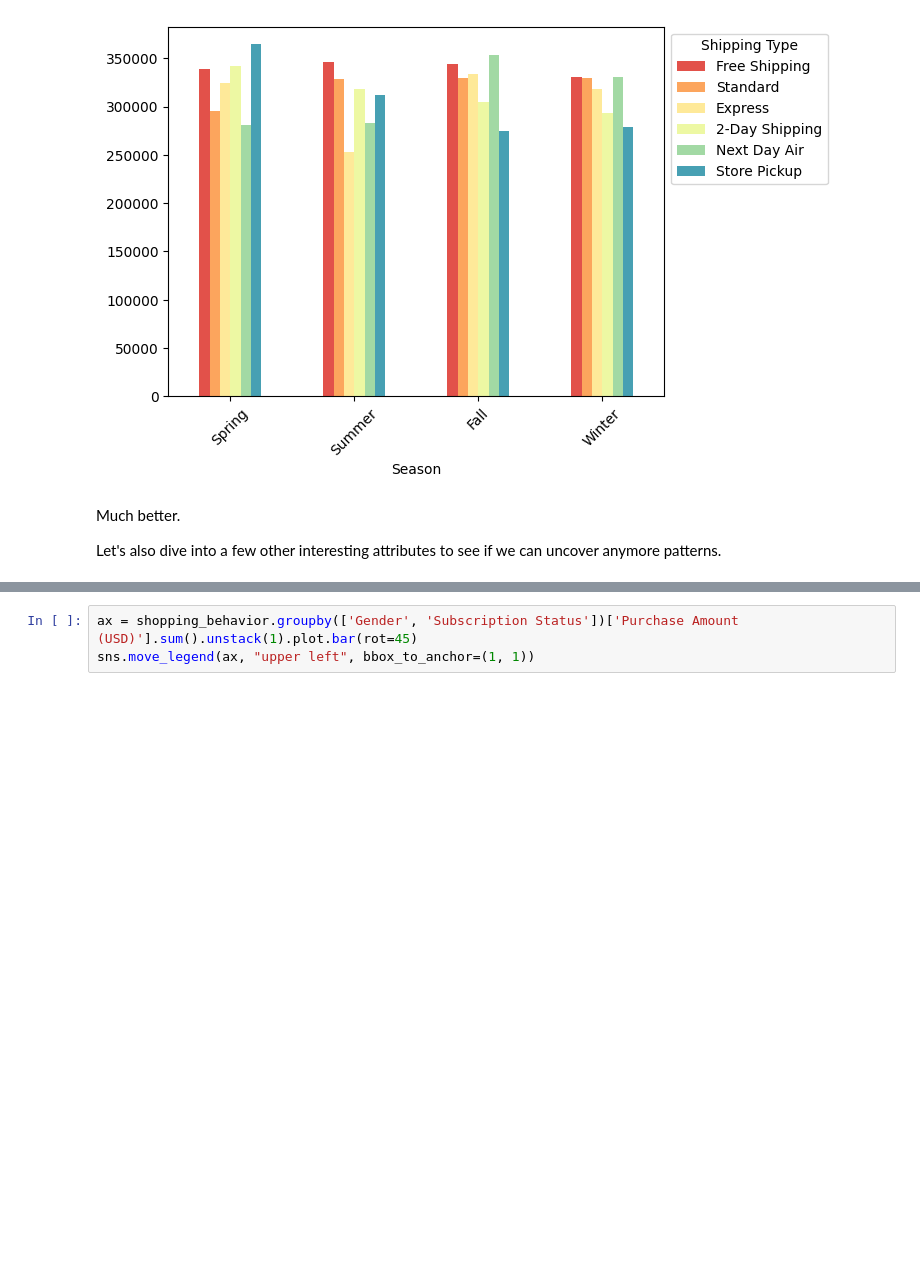
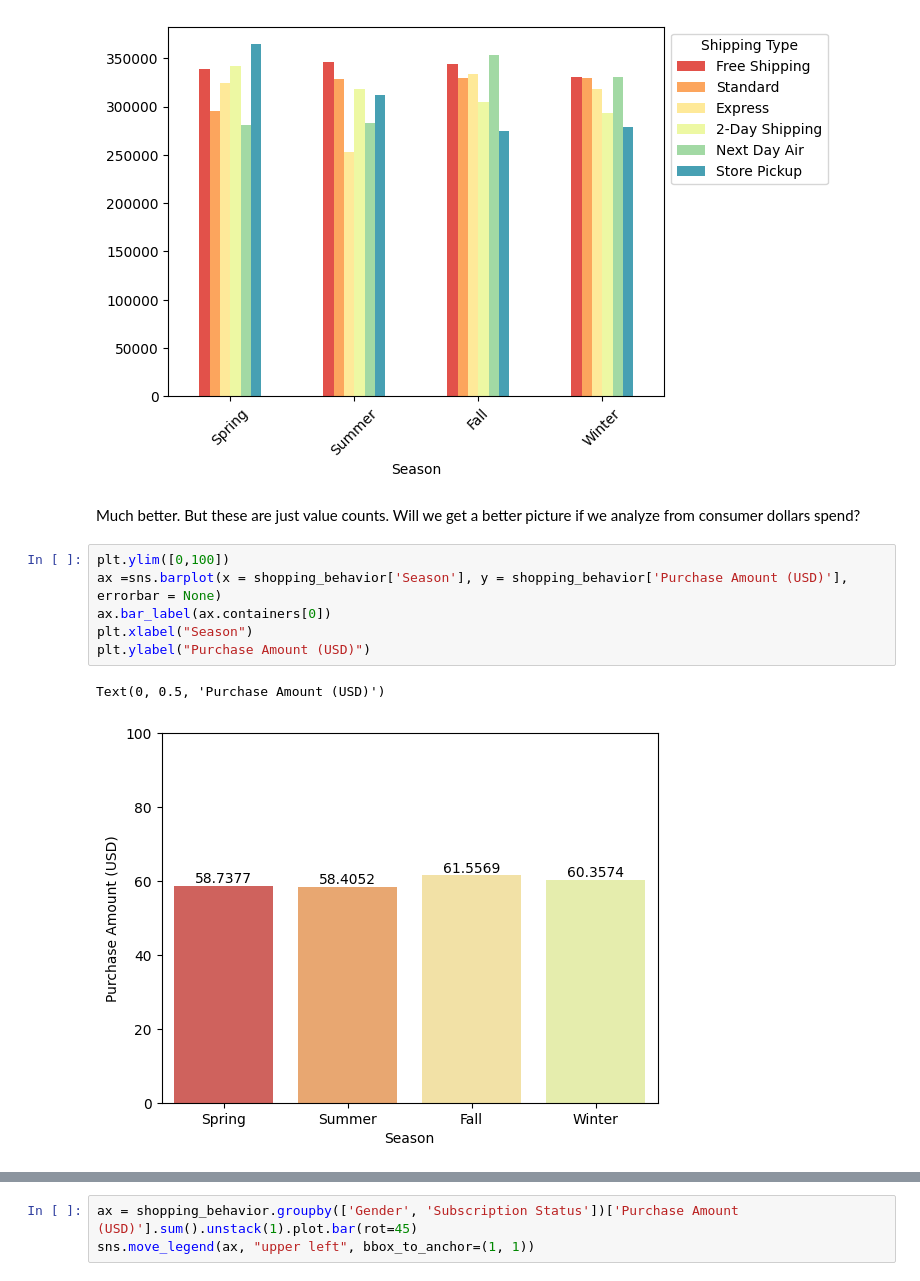
Before and after one commit to annabel-lee-x10/ecommerce-trends-visualization, a Jupyter notebook: ecommerce-trends-viz.ipynb, the cells around one changed output, grey strips where cells are left out. Drawn from its saved outputs; the diff is of its cells as text; blank space fills up the shorter version.

```diff
--- a/ecommerce-trends-viz.ipynb
+++ b/ecommerce-trends-viz.ipynb
@@ -158,7 +151,14 @@ ax = shopping_behavior.groupby(['Season', 'Shipping Type'])['Customer ID'].sum()
 sns.move_legend(ax, "upper left", bbox_to_anchor=(1, 1))
 # %% [output]
 [figure]
-# %% [markdown]
-Much better.
-
-Let's also dive into a few other interesting attributes to see if we can uncover anymore patterns.
+# %% [markdown]
+Much better. But these are just value counts. Will we get a better picture if we analyze from consumer dollars spend?
+# %%
+plt.ylim([0,100])
+ax =sns.barplot(x = shopping_behavior['Season'], y = shopping_behavior['Purchase Amount (USD)'], errorbar = None)
+ax.bar_label(ax.containers[0])
+plt.xlabel("Season")
+plt.ylabel("Purchase Amount (USD)")
+# %% [output]
+Text(0, 0.5, 'Purchase Amount (USD)')
+[figure, added]
```
Also changed, not shown: parts of 22 cells of this notebook.
